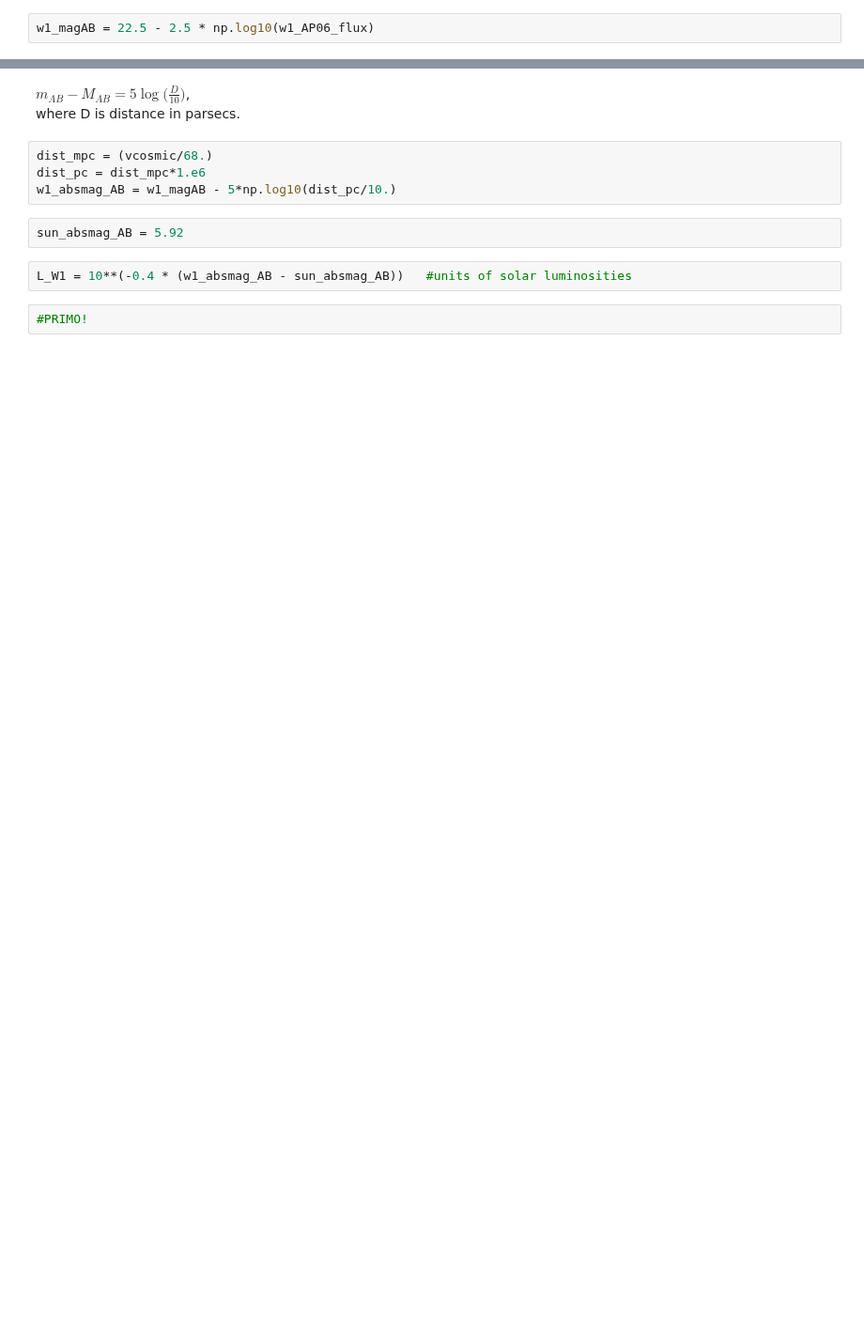
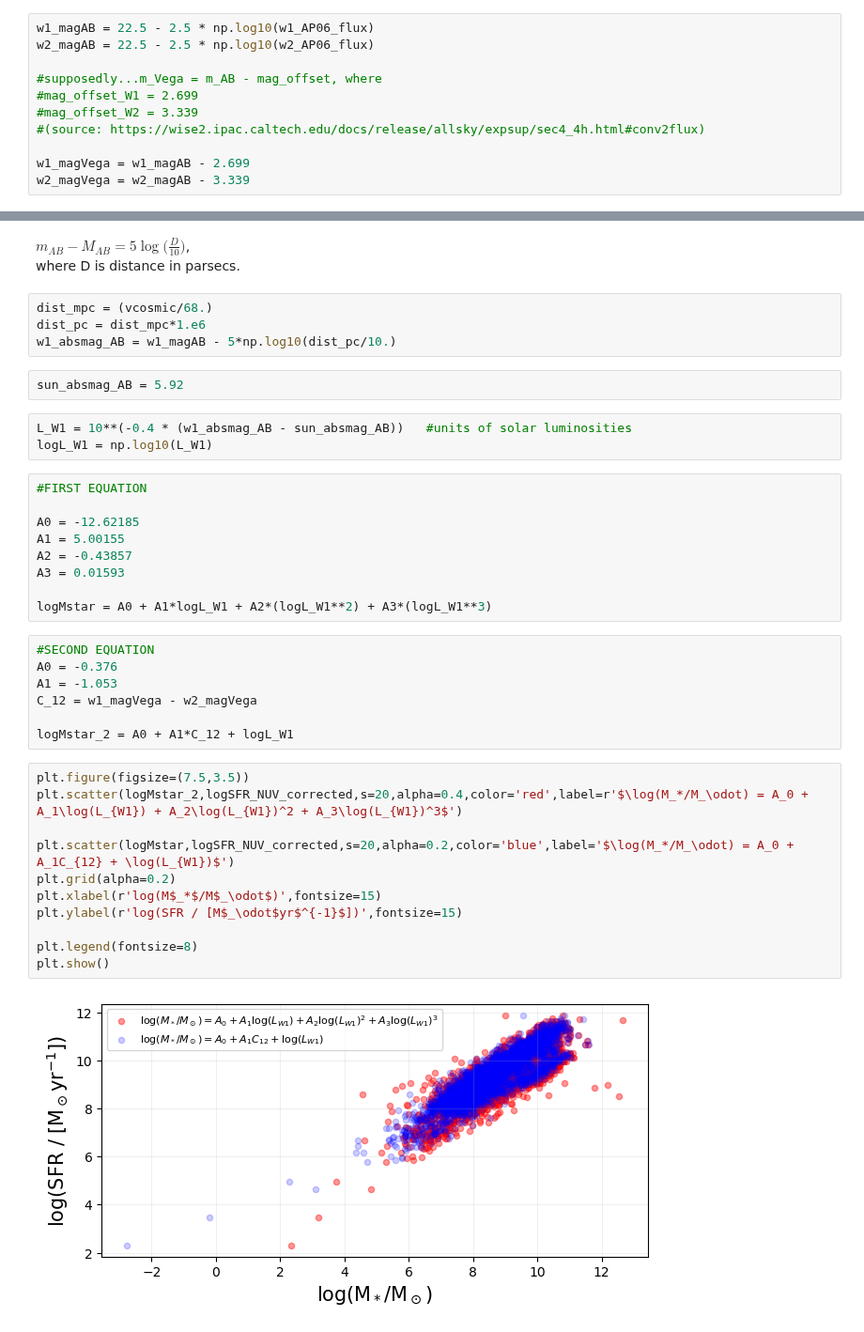
Before and after one commit to Kyssuber/research, a Jupyter notebook: notebooks/uv_ir_SFRMstar.ipynb, the cells around one changed output, grey strips where cells are left out. Shown at 94% size. Cells and saved outputs as stored; diff of their text form; blank space fills up the shorter version.

```diff
--- a/notebooks/uv_ir_SFRMstar.ipynb
+++ b/notebooks/uv_ir_SFRMstar.ipynb
@@ -149,3 +141,12 @@ fW1_Jy = w1_AP06_flux / 3.631e-6   #Jy
 # %%
 w1_magAB = 22.5 - 2.5 * np.log10(w1_AP06_flux)
+w2_magAB = 22.5 - 2.5 * np.log10(w2_AP06_flux)
+
+#supposedly...m_Vega = m_AB - mag_offset, where
+#mag_offset_W1 = 2.699
+#mag_offset_W2 = 3.339
+#(source: https://wise2.ipac.caltech.edu/docs/release/allsky/expsup/sec4_4h.html#conv2flux)
+
+w1_magVega = w1_magAB - 2.699
+w2_magVega = w2_magAB - 3.339
 # %%
@@ -161,6 +162,34 @@ w1_absmag_AB = w1_magAB - 5*np.log10(dist_pc/10.)
 sun_absmag_AB = 5.92
 # %%
 L_W1 = 10**(-0.4 * (w1_absmag_AB - sun_absmag_AB))   #units of solar luminosities
+logL_W1 = np.log10(L_W1)
-# %%
-#PRIMO!
+# %%
+#FIRST EQUATION
+
+A0 = -12.62185
+A1 = 5.00155
+A2 = -0.43857
+A3 = 0.01593
+
+logMstar = A0 + A1*logL_W1 + A2*(logL_W1**2) + A3*(logL_W1**3)
+# %%
+#SECOND EQUATION
+A0 = -0.376
+A1 = -1.053
+C_12 = w1_magVega - w2_magVega
+
+logMstar_2 = A0 + A1*C_12 + logL_W1
+# %%
+plt.figure(figsize=(7.5,3.5))
+plt.scatter(logMstar_2,logSFR_NUV_corrected,s=20,alpha=0.4,color='red',label=r'$\log(M_*/M_\odot) = A_0 + A_1\log(L_{W1}) + A_2\log(L_{W1})^2 + A_3\log(L_{W1})^3$')
+
+plt.scatter(logMstar,logSFR_NUV_corrected,s=20,alpha=0.2,color='blue',label='$\log(M_*/M_\odot) = A_0 + A_1C_{12} + \log(L_{W1})$')
+plt.grid(alpha=0.2)
+plt.xlabel(r'log(M$_*$/M$_\odot$)',fontsize=15)
+plt.ylabel(r'log(SFR / [M$_\odot$yr$^{-1}$])',fontsize=15)
+
+plt.legend(fontsize=8)
+plt.show()
+# %% [output]
+[figure, added]
 # %% [markdown]
```
Also changed, not shown: parts of 51 cells of this notebook.
